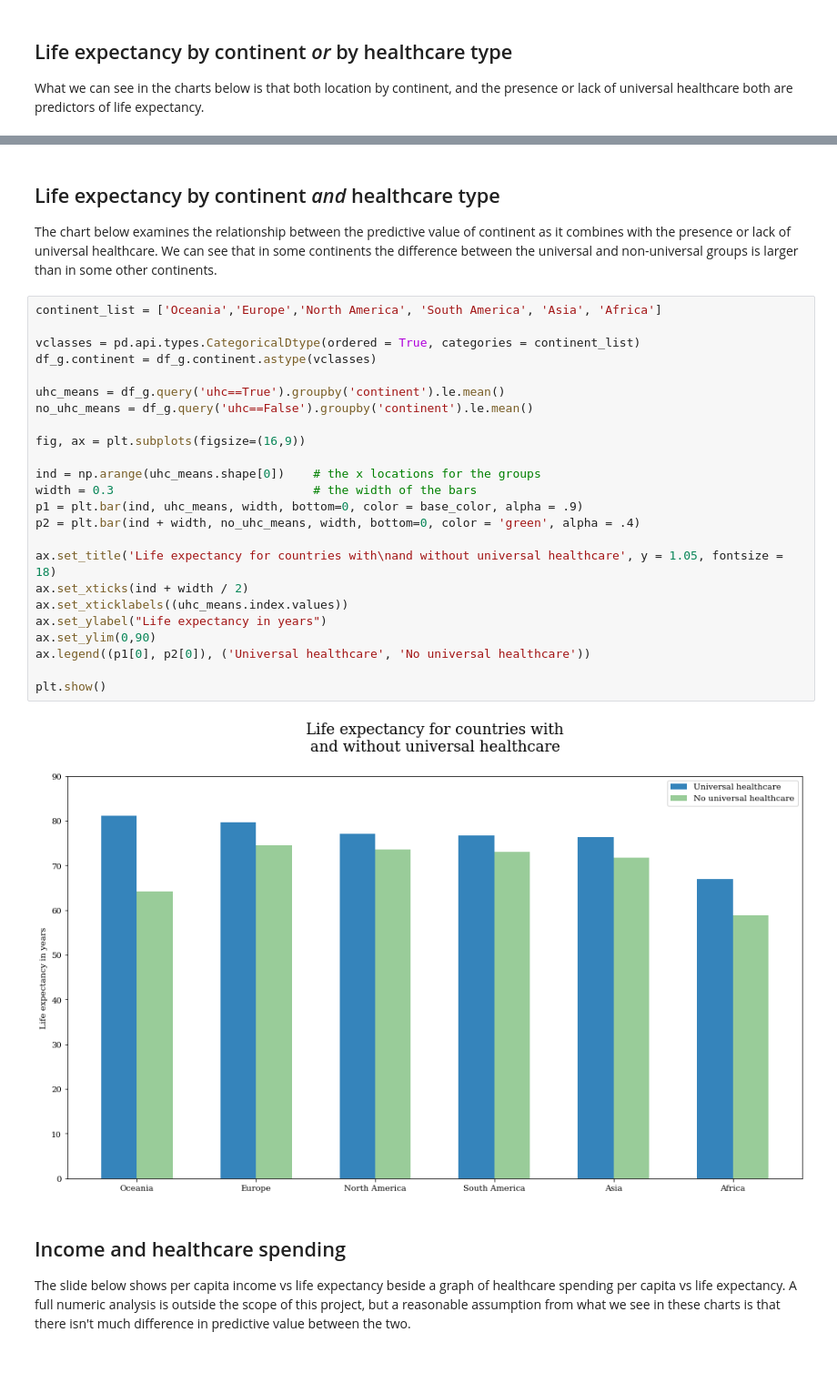
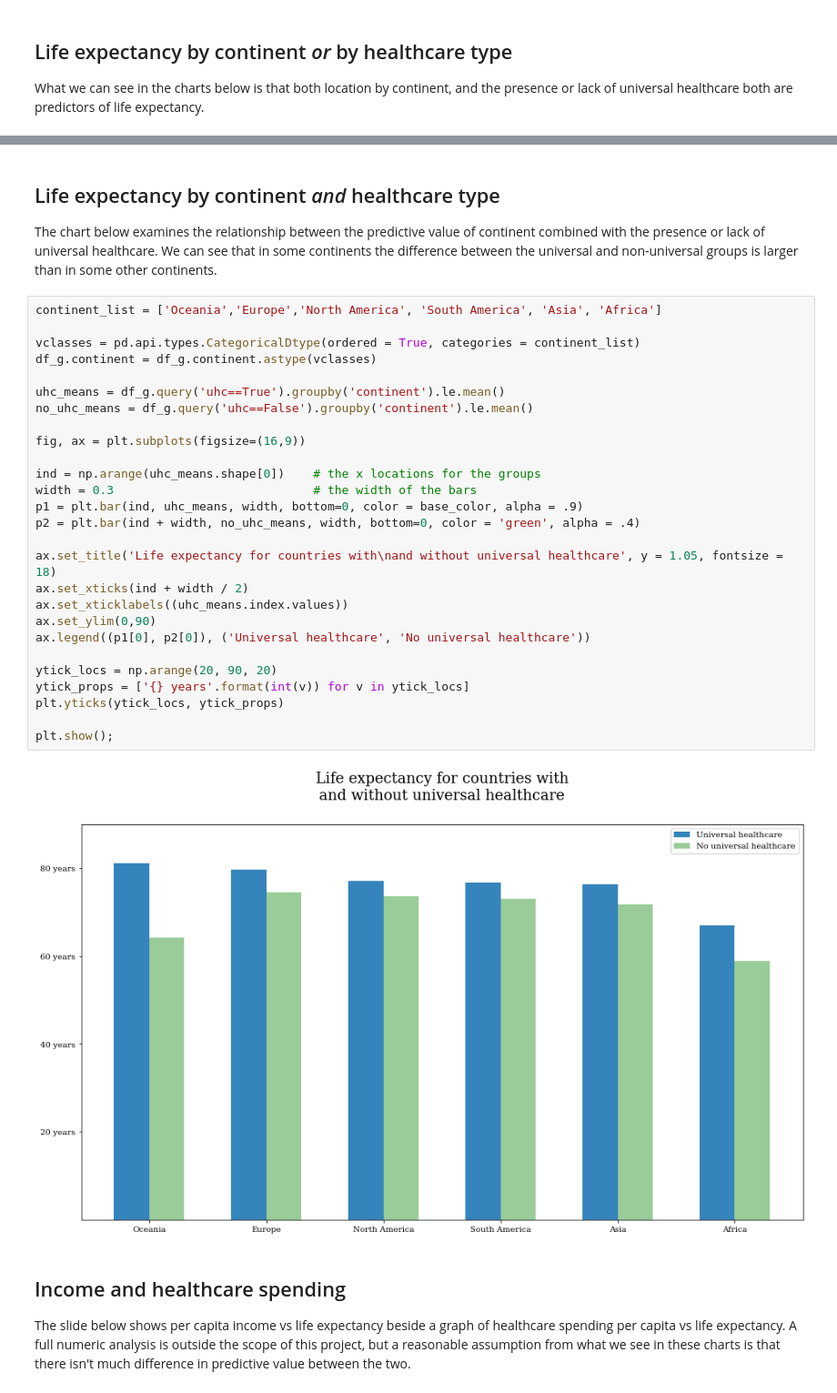
Before and after one commit to mullendavidh/nanodegree-project-5, a Jupyter notebook: slide_deck.ipynb, the cells around one changed output, grey strips where cells are left out. Shown at 91% size. Saved outputs shown, nothing was run; the diff lists cells and outputs as text; blank space fills up the shorter version.

Commit message:
fix:chart text errors, removed temp files for grading

```diff
--- a/slide_deck.ipynb
+++ b/slide_deck.ipynb
@@ -156,33 +163,36 @@ plt.ylim(0,94);
 # %% [markdown]
 ## Life expectancy by continent _and_ healthcare type
 
-The chart below examines the relationship between the predictive value of continent as it combines with the presence or lack of universal healthcare. We can see that in some continents the difference between the universal and non-universal groups is larger than in some other continents.
+The chart below examines the relationship between the predictive value of continent combined with the presence or lack of universal healthcare. We can see that in some continents the difference between the universal and non-universal groups is larger than in some other continents.
 # %%
 continent_list = ['Oceania','Europe','North America', 'South America', 'Asia', 'Africa']
 
 vclasses = pd.api.types.CategoricalDtype(ordered = True, categories = continent_list)
 df_g.continent = df_g.continent.astype(vclasses)
 
 uhc_means = df_g.query('uhc==True').groupby('continent').le.mean()
 no_uhc_means = df_g.query('uhc==False').groupby('continent').le.mean()
 
 fig, ax = plt.subplots(figsize=(16,9))
 
 ind = np.arange(uhc_means.shape[0])    # the x locations for the groups
 width = 0.3                            # the width of the bars
 p1 = plt.bar(ind, uhc_means, width, bottom=0, color = base_color, alpha = .9)
 p2 = plt.bar(ind + width, no_uhc_means, width, bottom=0, color = 'green', alpha = .4)
 
 ax.set_title('Life expectancy for countries with\nand without universal healthcare', y = 1.05, fontsize = 18)
 ax.set_xticks(ind + width / 2)
 ax.set_xticklabels((uhc_means.index.values))
-ax.set_ylabel("Life expectancy in years")
 ax.set_ylim(0,90)
 ax.legend((p1[0], p2[0]), ('Universal healthcare', 'No universal healthcare'))
 
-plt.show()
+ytick_locs = np.arange(20, 90, 20)
+ytick_props = ['{} years'.format(int(v)) for v in ytick_locs]
+plt.yticks(ytick_locs, ytick_props)
+
+plt.show();
 # %% [output]
-[figure, old version]
+[figure, new version]
 # %% [markdown]
 ## Income and healthcare spending
 
```
Also changed, not shown: parts of 7 cells of this notebook, 4 other files.
